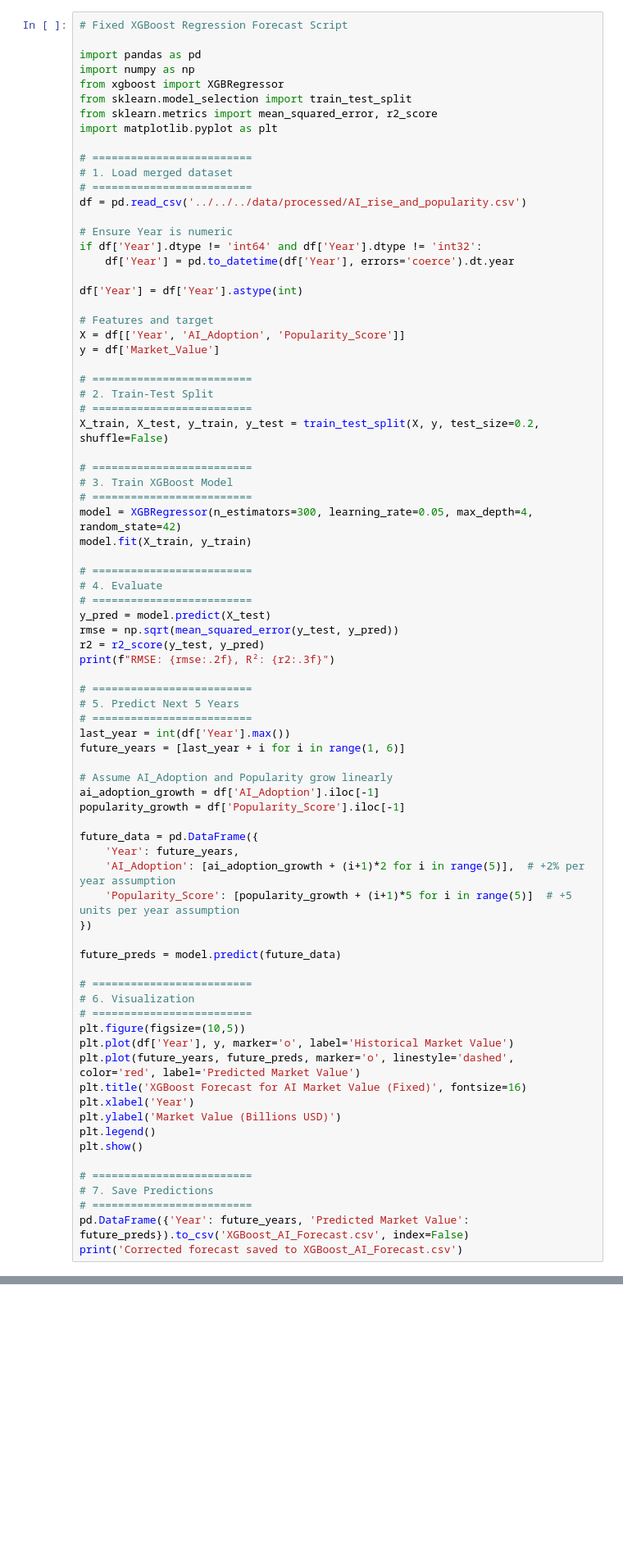
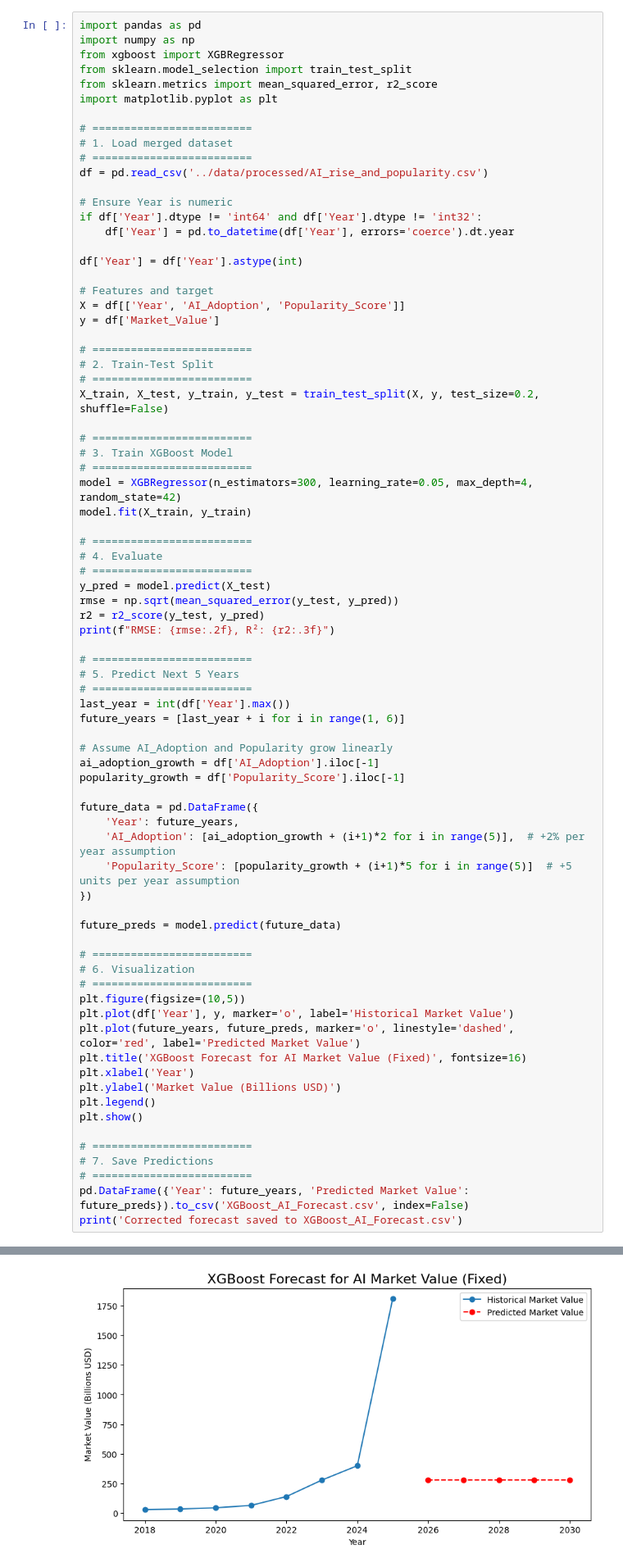
Before and after one commit to samdansk2/AI_Forecast, a Jupyter notebook: notebooks/data_analysis.ipynb, the cells around one changed output, grey strips where cells are left out. Shown: that part at 82% size. Saved outputs shown, nothing was run; the diff lists cells and outputs as text; blank space fills up the shorter version.

```diff
--- a/notebooks/data_analysis.ipynb
+++ b/notebooks/data_analysis.ipynb
@@ -1,6 +1,4 @@
 # %%
-# Fixed XGBoost Regression Forecast Script
-
 import pandas as pd
 import numpy as np
 from xgboost import XGBRegressor
@@ -11,7 +9,7 @@ import matplotlib.pyplot as plt
 # =========================
 # 1. Load merged dataset
 # =========================
-df = pd.read_csv('../../../data/processed/AI_rise_and_popularity.csv')
+df = pd.read_csv('../data/processed/AI_rise_and_popularity.csv')
 
 # Ensure Year is numeric
 if df['Year'].dtype != 'int64' and df['Year'].dtype != 'int32':
@@ -81,0 +80 @@ FileNotFoundError: [Errno 2] No such file or directory: '../../../data/processed
+[figure, added]
```
Also changed, not shown: parts of 1 cell of this notebook, 2 other files.
